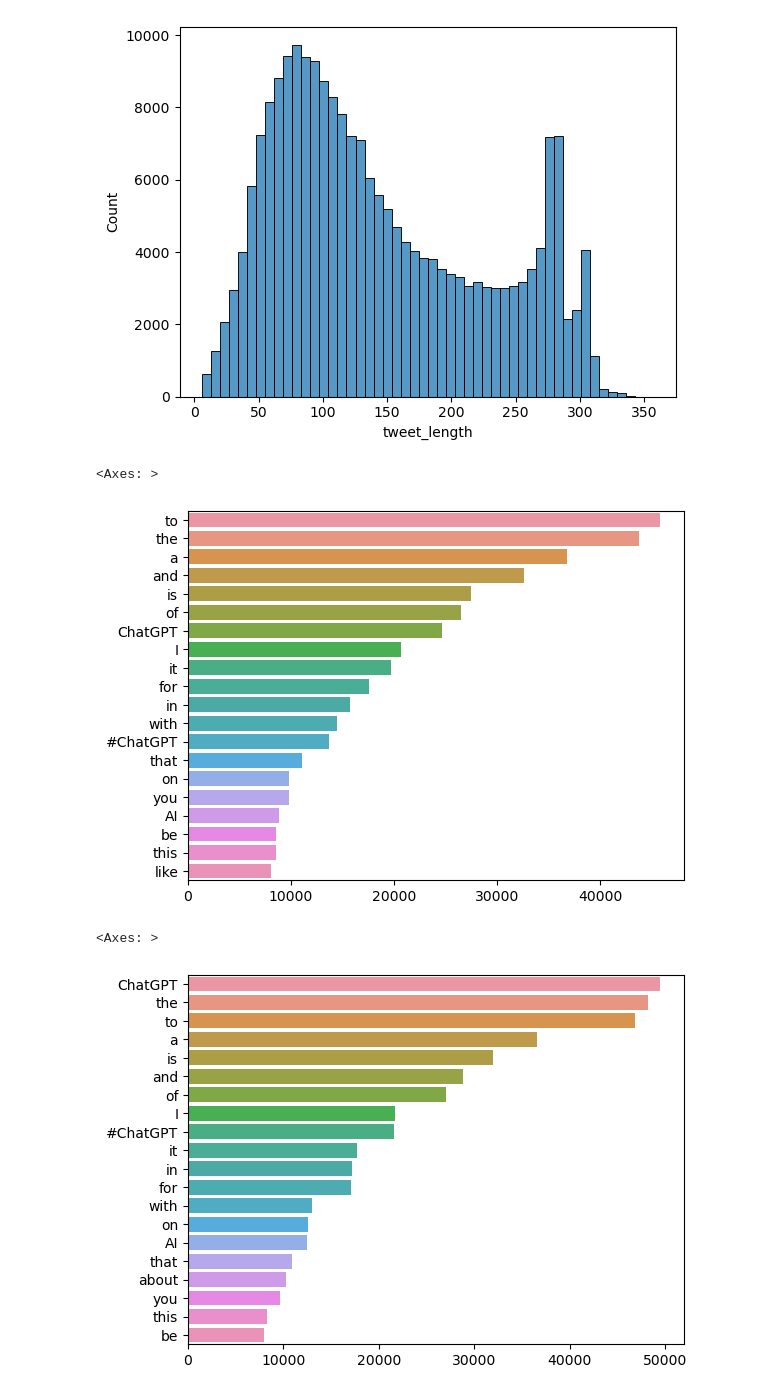
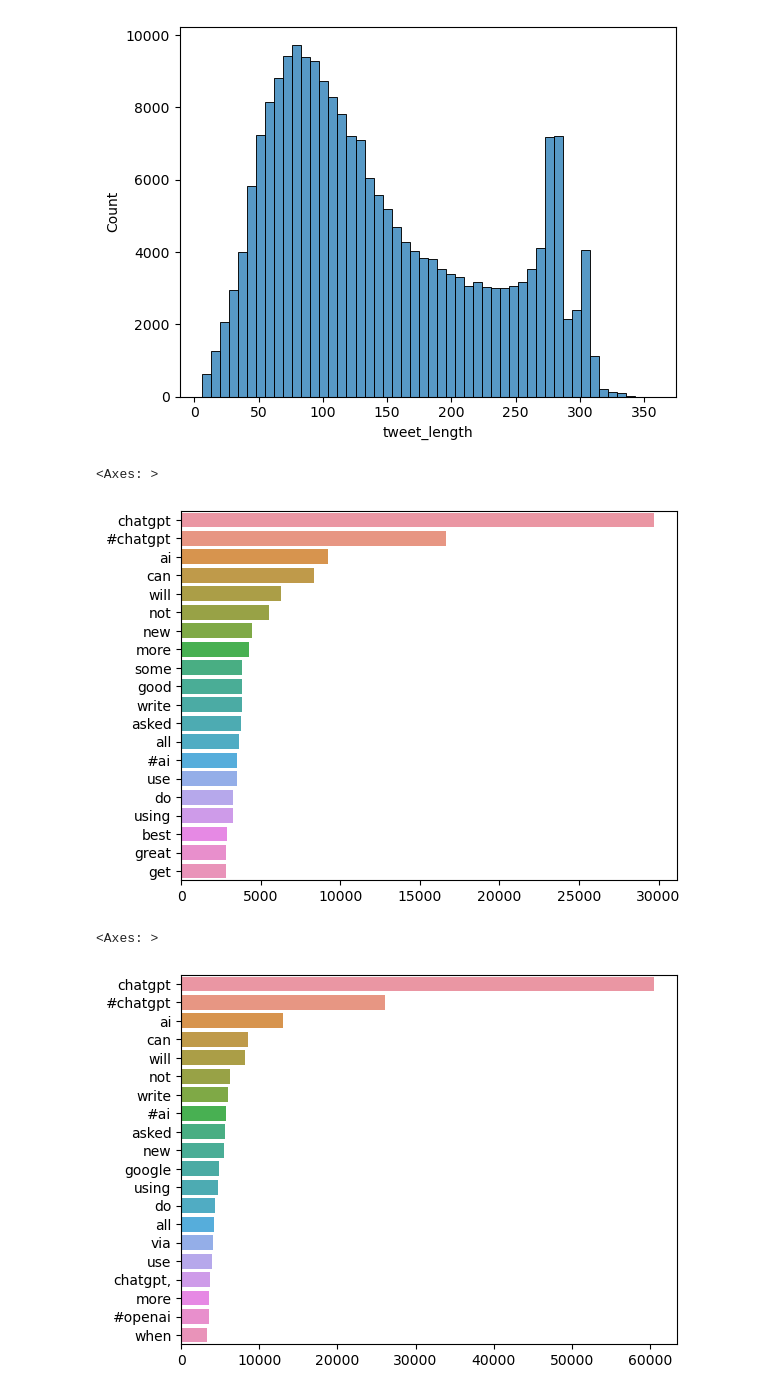
Before and after one commit to Hosseinglm/Sentiment-Analysis-about-ChatGPT, a Jupyter notebook: SentimentAnalysisOnChatGPT_tweets.ipynb, the cells around one changed output. Saved outputs shown, nothing was run; the diff lists cells and outputs as text; code cells hidden in the pictures.

Commit message:
Remove prepositions from the bag of words

```diff
--- a/SentimentAnalysisOnChatGPT_tweets.ipynb
+++ b/SentimentAnalysisOnChatGPT_tweets.ipynb
@@ -74,0 +60,22 @@ for i in range(0, 219294):
+# %%
+
+
+nltk.download('stopwords')
+
+ps = PorterStemmer()
+stop_words = set(stopwords.words('english')) - {'not'}
+prepositions = {'to', 'the', 'a', 'as', 'in', 'is', 'of', 'your','my','if','has','was','your','or','how','what','just','i','-','its','have', 'it', 'be', 'this', 'you', 'that', 'on','and', 'with', 'for','so','it\'s','we','me','are','are','an','but','from', 'about', 'above', 'across', 'after', 'along', 'among', 'around', 'at', 'before', 'behind', 'below', 'beneath', 'beside', 'between', 'beyond', 'by', 'down', 'during', 'except', 'inside', 'into', 'like', 'near', 'off', 'onto', 'out', 'outside', 'over', 'past', 'since', 'through', 'throughout', 'till', 'toward', 'under', 'underneath', 'until', 'up', 'upon', 'within', 'without'}
+corpus = []
+for tweet in data['tweet']:
+    # Remove any non-alphabetic characters from the tweet
+    tweet = re.sub('[^a-zA-Z]', ' ', tweet)
+    # Convert the tweet to lowercase
+    tweet = tweet.lower()
+    # Split the tweet into a list of words
+    words = tweet.split()
+    # Apply stemming to each word in the tweet and remove any stopwords and prepositions
+    words = [ps.stem(word) for word in words if word not in stop_words and word not in prepositions]
+    # Join the words back into a single string
+    processed_tweet = ' '.join(words)
+    # Append the processed tweet to the corpus list
+    corpus.append(processed_tweet)
@@ -132,19 +148,19 @@ sns.histplot(x='tweet_length', data=data, bins=50)
 [figure]
 # %%
 # Top 20 most common words in positive tweets
-positive_tweets = data[data['labels'] == 'good']
-positive_word_freq = pd.Series(' '.join(positive_tweets['tweet']).split()).value_counts()
+positive_tweets = data[data['labels'] == 'Positive']
+positive_word_freq = pd.Series(' '.join(positive_tweets['tweet']).lower().split()).value_counts().drop(prepositions)
 top_positive_words = positive_word_freq.head(20)
 sns.barplot(x=top_positive_words.values, y=top_positive_words.index)
 # %% [output]
 <Axes: >
-[figure, old version]
+[figure, new version]
 # %%
 # Top 20 most common words in negative tweets
-negative_tweets = data[data['labels'] == 'bad']
-negative_word_freq = pd.Series(' '.join(negative_tweets['tweet']).split()).value_counts()
+negative_tweets = data[data['labels'] == 'Negative']
+negative_word_freq = pd.Series(' '.join(negative_tweets['tweet']).lower().split()).value_counts().drop(prepositions)
 top_negative_words = negative_word_freq.head(20)
 sns.barplot(x=top_negative_words.values, y=top_negative_words.index)
 # %% [output]
 <Axes: >
-[figure, old version]
+[figure, new version]
```
Also changed, not shown: parts of 12 cells of this notebook, 2 other files.
